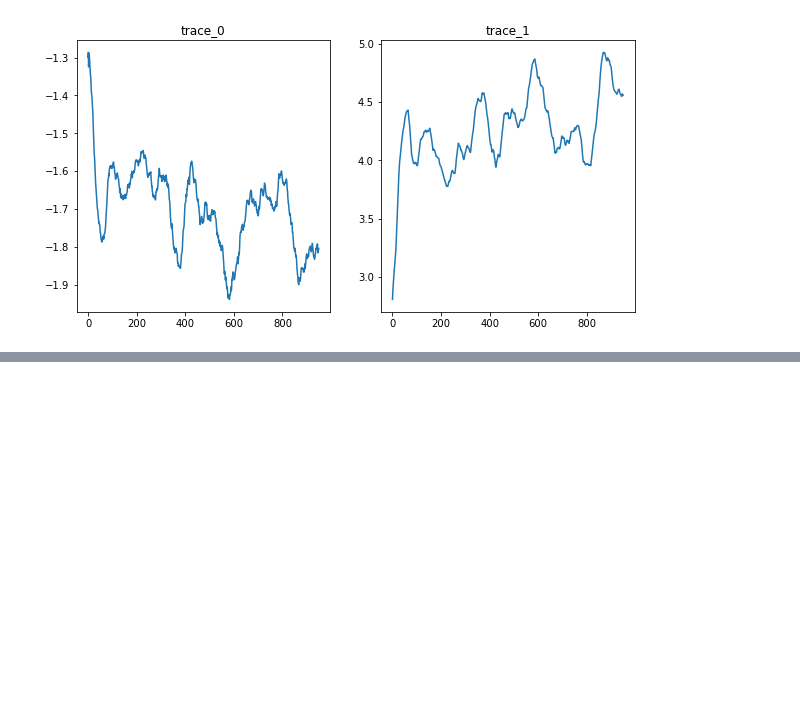
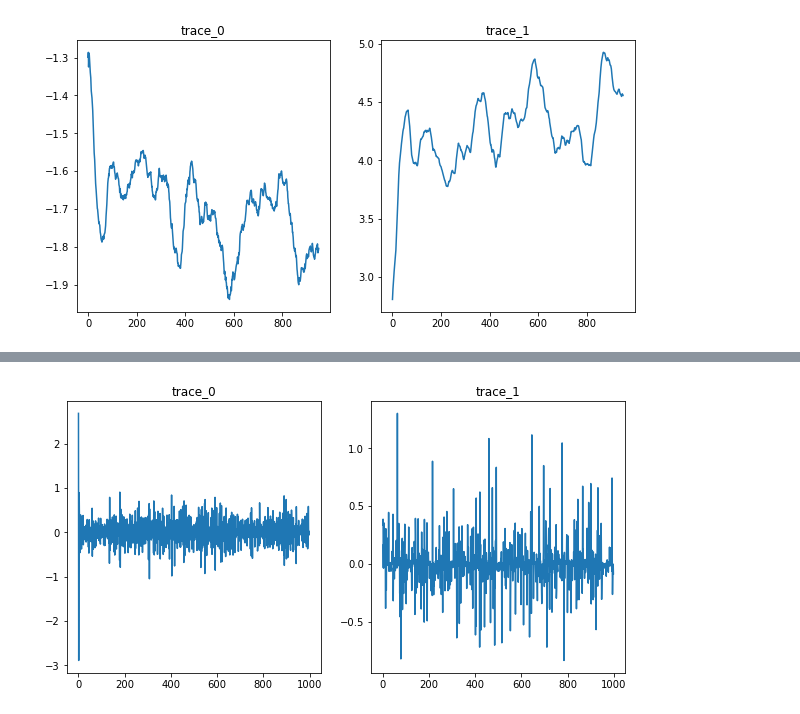
Before and after one commit to vb690/modules_comp_neuro_2021, a Jupyter notebook: advanced_quantitative_methods/units/9_time_series_analysis/unit_9_lab_assignement.ipynb, the cells around one changed output, grey strips where cells are left out. Cells and saved outputs as stored; diff of their text form; code cells hidden in the pictures; blank space fills up the shorter version.

```diff
--- a/advanced_quantitative_methods/units/9_time_series_analysis/unit_9_lab_assignement.ipynb
+++ b/advanced_quantitative_methods/units/9_time_series_analysis/unit_9_lab_assignement.ipynb
@@ -167,0 +185,5 @@ show_ts(moving_average)
+# %%
+differenced_traces = difference(traces)
+show_ts(differenced_traces)
+# %% [output]
+[figure, added]
```
Also changed, not shown: parts of 5 cells of this notebook.
